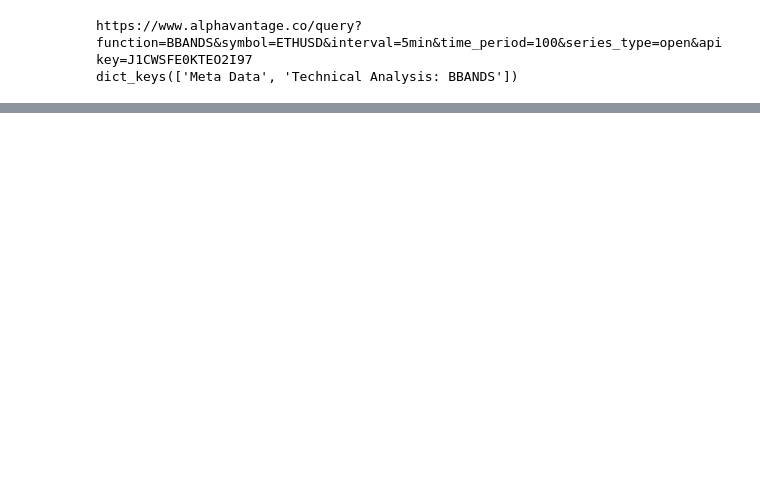
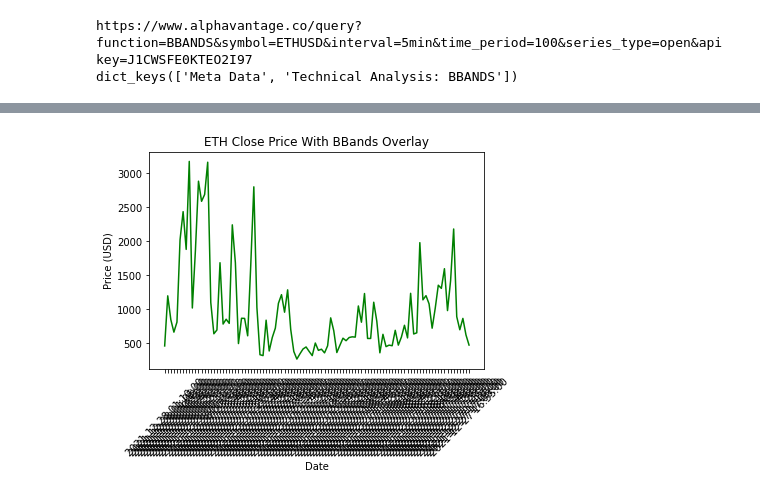
Before and after one commit to jdkincan/thesis, a Jupyter notebook: test.ipynb, the cells around one changed output, grey strips where cells are left out. Drawn from its saved outputs; the diff is of its cells as text; code cells hidden in the pictures; blank space fills up the shorter version.

Commit message:
Finish data cleaning, start visualization

```diff
--- a/test.ipynb
+++ b/test.ipynb
@@ -95,13 +102,16 @@ df.head()
 # my_timestamp_in_new_timezone = old_timezone.localize(datetime).astimezone(new_timezone)
 # print(my_timestamp_in_new_timezone.strftime(format))
 # %%
-# # Dictionary with original and new column names.
-# new_col_names = {'1a. open (USD)': 'open',
-#         '2a. high (USD)': 'high',
-#         '3a. low (USD)': 'low',
-#         '4a. close (USD)': 'close',
-#         '5. volume': 'volume',}
+# Dictionary with original and new column names.
+new_col_names = {'1. open': 'open',
+        '2. high': 'high',
+        '3. low': 'low',
+        '4. close': 'close',
+        '5. volume': 'volume',
+        'Real Middle Band': 'bband.mid',
+        'Real Upper Band': 'bband.up',
+        'Real Lower Band': 'bband.low'}
 
-# # Call rename() method.
-# df.rename(columns= new_col_names,
-#           inplace=True)
+# Call rename() method.
+df.rename(columns= new_col_names,
+          inplace=True)
@@ -117,0 +118,3 @@ df.head()
+# %%
+df = df.drop('date.est', 1)
+df = df.set_index('date.utc')
@@ -117,0 +131,19 @@ df.head()
+# %%
+# Case Study 5
+# Define figure and axis
+fig, axs = plt.subplots(1,1)
+
+# Set title and axes labels
+axs.set_title("ETH Close Price With BBands Overlay")
+axs.set_xlabel("Date")
+axs.set_ylabel("Price (USD)")
+
+# Create the plot
+axs.plot(df['volume'], "-", label = "Volume", color = "green")
+
+plt.xticks(rotation=45)
+
+# Show
+plt.show()
+# %% [output]
+[figure, added]
```
Also changed, not shown: parts of 6 cells of this notebook.
